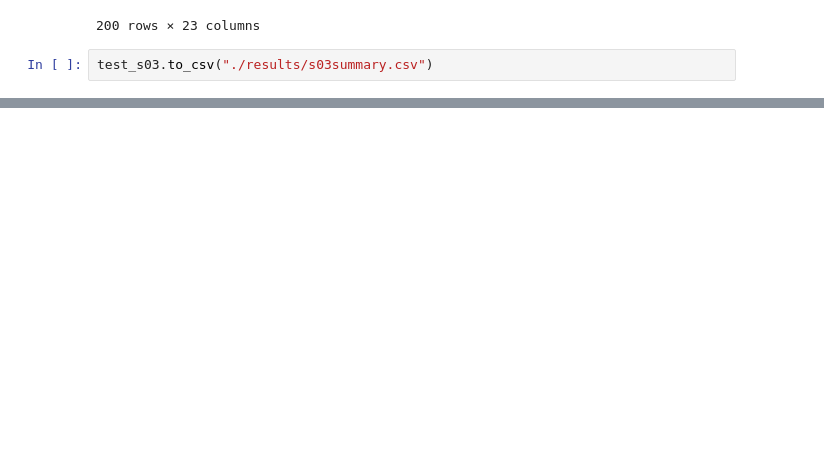
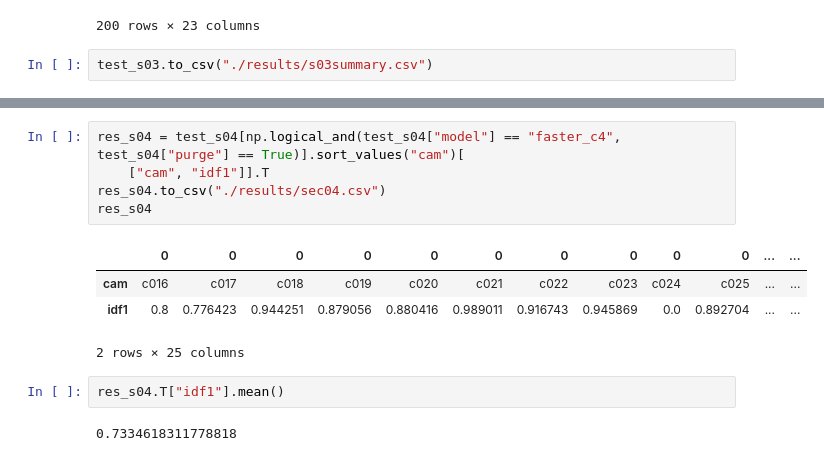
Before and after one commit to mcv-m6-video/mcv-m6-2022-team1, a Jupyter notebook: w4/plot_results.ipynb, the cells around one changed output, grey strips where cells are left out. Saved outputs shown, nothing was run; the diff lists cells and outputs as text; blank space fills up the shorter version.

```diff
--- a/w4/plot_results.ipynb
+++ b/w4/plot_results.ipynb
@@ -114,0 +261,14 @@ Text(0.5, 1.0, 'Mean IDF1 (S03)')
+# %%
+res_s04 = test_s04[np.logical_and(test_s04["model"] == "faster_c4", test_s04["purge"] == True)].sort_values("cam")[
+    ["cam", "idf1"]].T
+res_s04.to_csv("./results/sec04.csv")
+res_s04
+# %% [output]
+|  | 0 | 0 | 0 | 0 | 0 | 0 | 0 | 0 | 0 | 0 | ... | ... |
+| cam | c016 | c017 | c018 | c019 | c020 | c021 | c022 | c023 | c024 | c025 | ... | ... |
+| idf1 | 0.8 | 0.776423 | 0.944251 | 0.879056 | 0.880416 | 0.989011 | 0.916743 | 0.945869 | 0.0 | 0.892704 | ... | ... |
+2 rows × 25 columns
+# %%
+res_s04.T["idf1"].mean()
+# %% [output]
+0.7334618311778818
```
Also changed, not shown: parts of 16 cells of this notebook, 1 other file.
